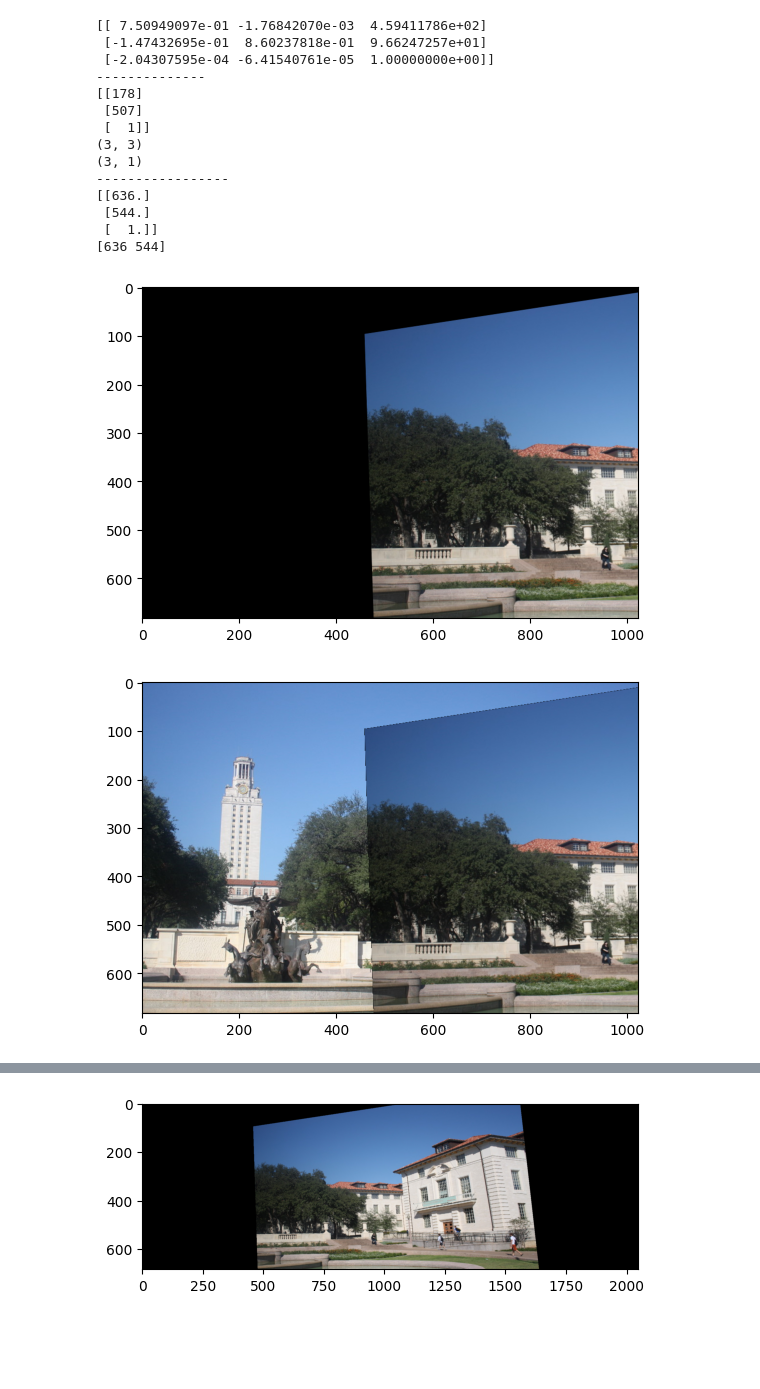
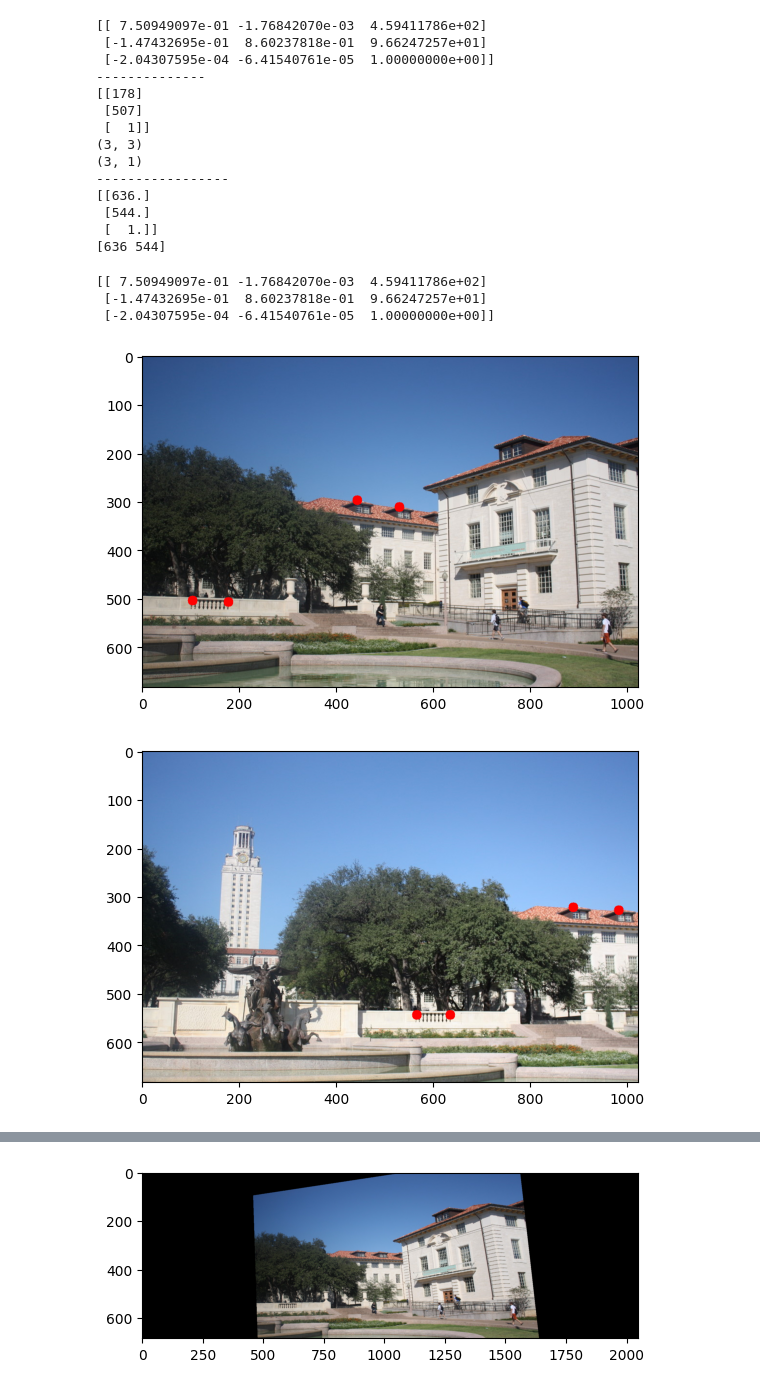
Before and after one commit to MohamedFarid612/Image-Mosaic-Using-homography, a Jupyter notebook: main.ipynb, the cells around one changed output, grey strips where cells are left out. Drawn from its saved outputs; the diff is of its cells as text; code cells hidden in the pictures; blank space fills up the shorter version.

```diff
--- a/main.ipynb
+++ b/main.ipynb
@@ -110,15 +110,27 @@ print(points2[0])
  [544.]
  [  1.]]
 [636 544]
-# %%
-warped_img = cv2.warpPerspective(img1, h, (img1.shape[1], img1.shape[0]))
-plt.imshow(warped_img)
-plt.show()
-
-# accumulated_img = warped_img.copy()
-# accumulated_img[warped_img == 0] = img2[warped_img == 0]
-# plt.imshow(accumulated_img)
-# plt.show()
-# %% [output]
-[figure, removed]
-[figure, removed]
+# %%
+mypoints1 = np.array([[178, 507], [104, 504], [444, 297], [531, 311]])
+
+mypoints2 = np.array([[636, 544], [567, 544], [890, 322], [984, 328]])
+
+myhomography=get_homography_matrix(mypoints1, mypoints2)
+
+print(myhomography)
+
+def show_points(img, points):
+    img_copy = img.copy()
+    for point in points:
+        cv2.circle(img_copy, tuple(point), 10, (255, 0, 0), -1)
+    plt.imshow(img_copy)
+    plt.show()
+
+show_points(img1, mypoints1)
+show_points(img2, mypoints2)
+# %% [output]
+[[ 7.50949097e-01 -1.76842070e-03  4.59411786e+02]
+ [-1.47432695e-01  8.60237818e-01  9.66247257e+01]
+ [-2.04307595e-04 -6.41540761e-05  1.00000000e+00]]
+[figure, added]
+[figure, added]
```
Also changed, not shown: parts of 3 cells of this notebook, 4 other files.
